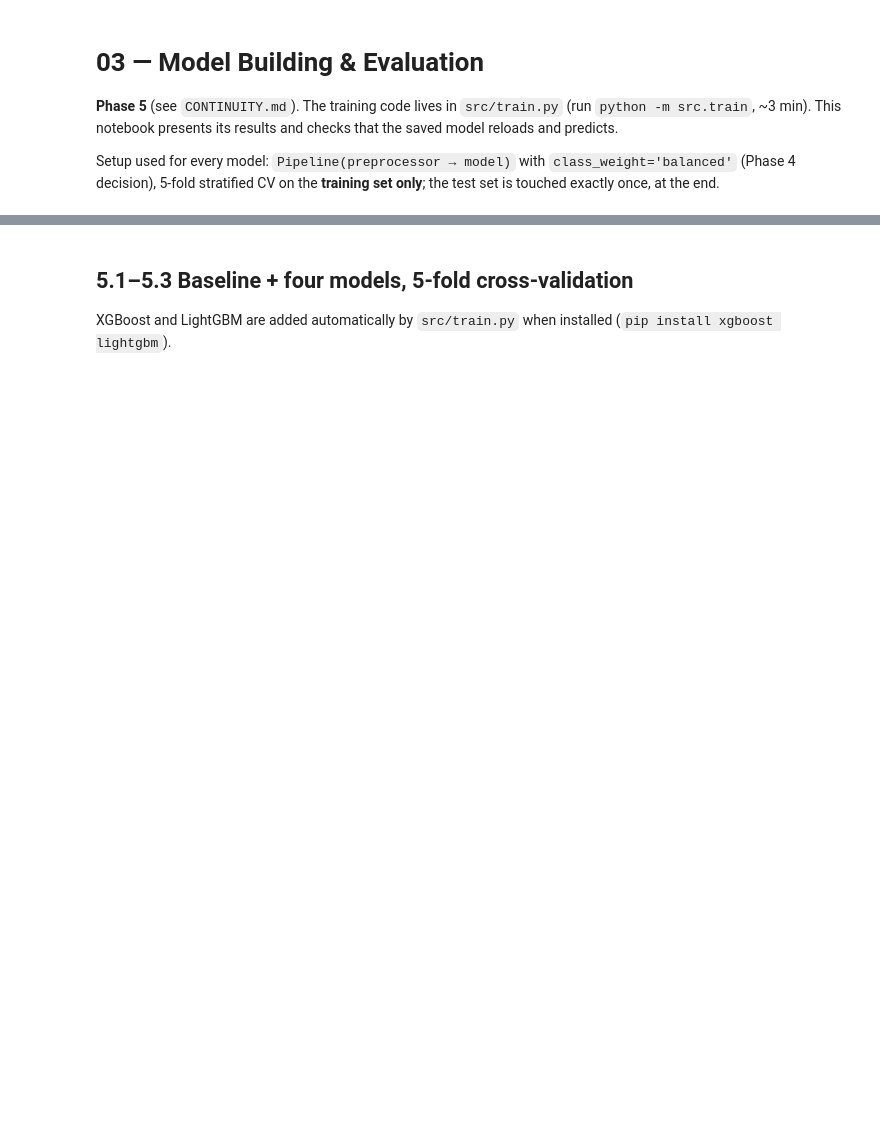
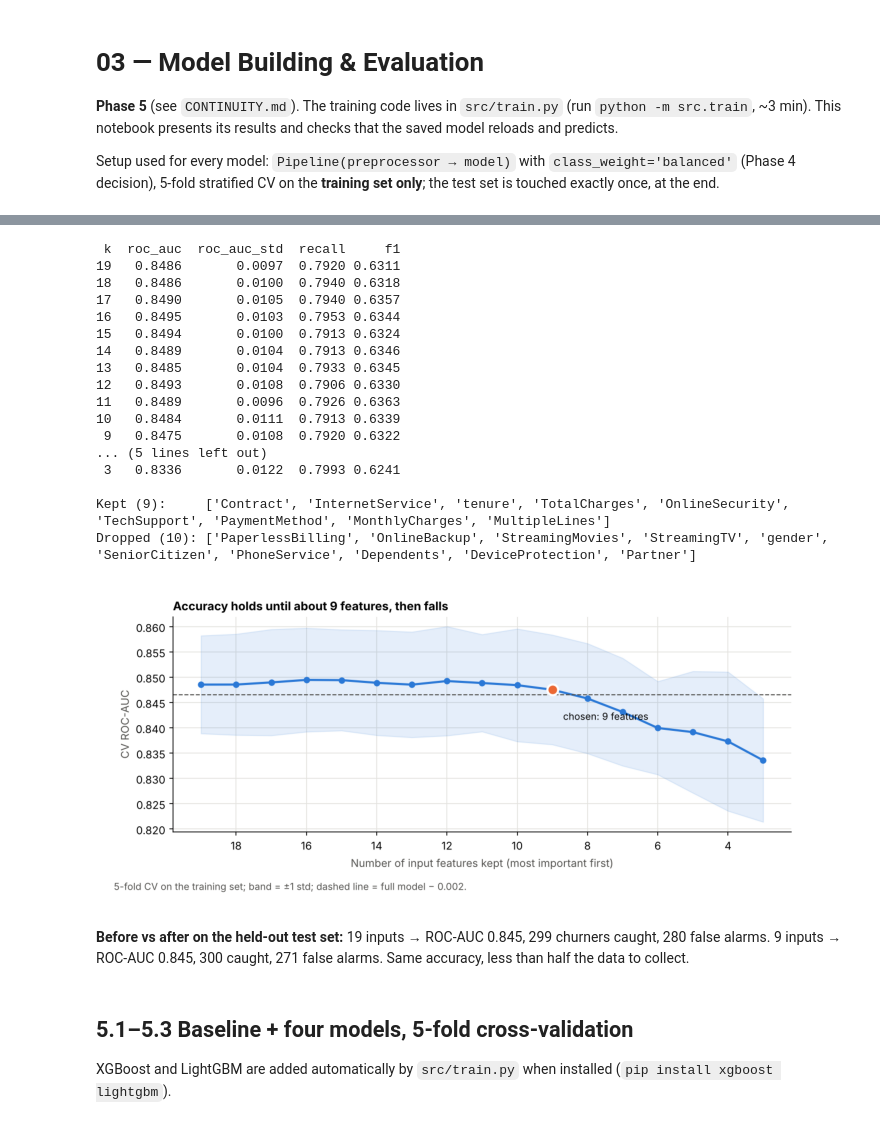
Before and after one commit to TAKEZO02/customer-churn-prediction, a Jupyter notebook: notebooks/03_modeling.ipynb, the cells around one changed output, grey strips where cells are left out. Cells and saved outputs as stored; diff of their text form; code cells hidden in the pictures; blank space fills up the shorter version.

```diff
--- a/notebooks/03_modeling.ipynb
+++ b/notebooks/03_modeling.ipynb
@@ -25,3 +28,32 @@ metrics = json.loads((ROOT / "reports" / "model_metrics.json").read_text())
+# %%
+sel = pd.read_csv(ROOT / "reports" / "feature_selection.csv")
+print(sel[["k", "roc_auc", "roc_auc_std", "recall", "f1"]].round(4).to_string(index=False))
+from src.features import SELECTED_FEATURES, DROPPED_FEATURES
+print()
+print("Kept (9):    ", SELECTED_FEATURES)
+print("Dropped (10):", DROPPED_FEATURES)
+show("15_feature_selection.png", 9)
+# %% [output]
+ k  roc_auc  roc_auc_std  recall     f1
+19   0.8486       0.0097  0.7920 0.6311
+18   0.8486       0.0100  0.7940 0.6318
+17   0.8490       0.0105  0.7940 0.6357
+16   0.8495       0.0103  0.7953 0.6344
+15   0.8494       0.0100  0.7913 0.6324
+14   0.8489       0.0104  0.7913 0.6346
+13   0.8485       0.0104  0.7933 0.6345
+12   0.8493       0.0108  0.7906 0.6330
+11   0.8489       0.0096  0.7926 0.6363
+10   0.8484       0.0111  0.7913 0.6339
+ 9   0.8475       0.0108  0.7920 0.6322
+... (5 lines left out)
+ 3   0.8336       0.0122  0.7993 0.6241
+
+Kept (9):     ['Contract', 'InternetService', 'tenure', 'TotalCharges', 'OnlineSecurity', 'TechSupport', 'PaymentMethod', 'MonthlyCharges', 'MultipleLines']
+Dropped (10): ['PaperlessBilling', 'OnlineBackup', 'StreamingMovies', 'StreamingTV', 'gender', 'SeniorCitizen', 'PhoneService', 'Dependents', 'DeviceProtection', 'Partner']
+[figure, added]
+# %% [markdown]
+**Before vs after on the held-out test set:** 19 inputs → ROC-AUC 0.845, 299 churners caught, 280 false alarms. 9 inputs → ROC-AUC 0.845, 300 caught, 271 false alarms. Same accuracy, less than half the data to collect.
 # %% [markdown]
 ## 5.1–5.3 Baseline + four models, 5-fold cross-validation
 XGBoost and LightGBM are added automatically by `src/train.py` when installed (`pip install xgboost lightgbm`).
```
Also changed, not shown: parts of 7 cells of this notebook, 34 other files.
